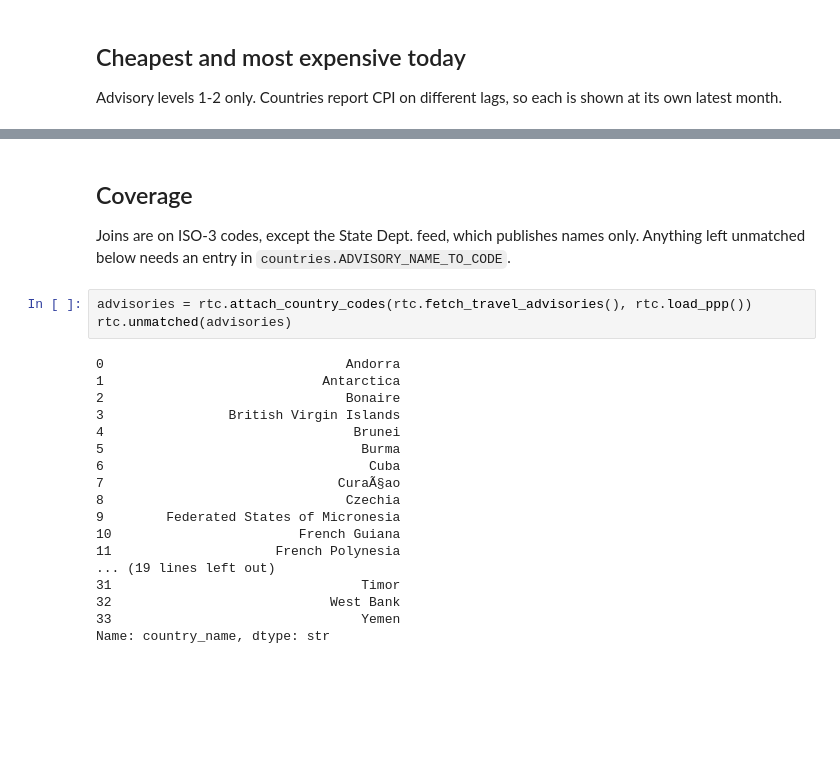
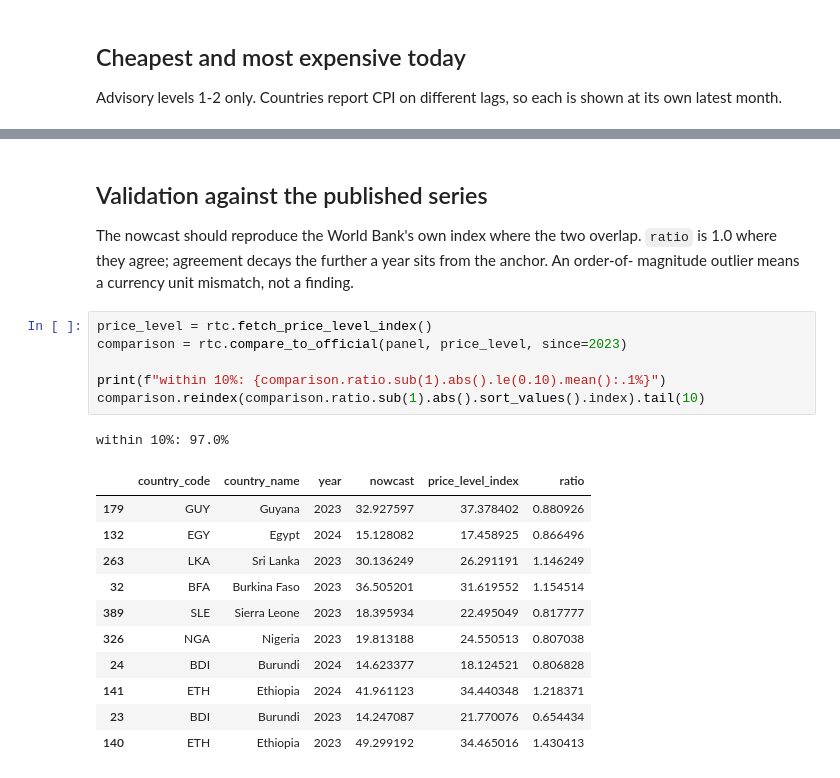
Before and after one commit to zagoodman/real_travel_cost, a Jupyter notebook: notebooks/real-travel-cost.ipynb, the cells around one changed output, grey strips where cells are left out. Cells and saved outputs as stored; diff of their text form; blank space fills up the shorter version.

```diff
--- a/notebooks/real-travel-cost.ipynb
+++ b/notebooks/real-travel-cost.ipynb
@@ -115,26 +120,25 @@ Largest price decreases:
 # %% [markdown]
-## Coverage
+## Validation against the published series
 
-Joins are on ISO-3 codes, except the State Dept. feed, which publishes names only. Anything
-left unmatched below needs an entry in `countries.ADVISORY_NAME_TO_CODE`.
+The nowcast should reproduce the World Bank's own index where the two overlap. `ratio` is 1.0
+where they agree; agreement decays the further a year sits from the anchor. An order-of-
+magnitude outlier means a currency unit mismatch, not a finding.
 # %%
-advisories = rtc.attach_country_codes(rtc.fetch_travel_advisories(), rtc.load_ppp())
-rtc.unmatched(advisories)
+price_level = rtc.fetch_price_level_index()
+comparison = rtc.compare_to_official(panel, price_level, since=2023)
+
+print(f"within 10%: {comparison.ratio.sub(1).abs().le(0.10).mean():.1%}")
+comparison.reindex(comparison.ratio.sub(1).abs().sort_values().index).tail(10)
 # %% [output]
-0                               Andorra
-1                            Antarctica
-2                               Bonaire
-3                British Virgin Islands
-4                                Brunei
-5                                 Burma
-6                                  Cuba
-7                              CuraÃ§ao
-8                               Czechia
-9        Federated States of Micronesia
-10                        French Guiana
-11                     French Polynesia
-... (19 lines left out)
-31                                Timor
-32                            West Bank
-33                                Yemen
-Name: country_name, dtype: str
+within 10%: 97.0%
+|  | country_code | country_name | year | nowcast | price_level_index | ratio |
+| 179 | GUY | Guyana | 2023 | 32.927597 | 37.378402 | 0.880926 |
+| 132 | EGY | Egypt | 2024 | 15.128082 | 17.458925 | 0.866496 |
+| 263 | LKA | Sri Lanka | 2023 | 30.136249 | 26.291191 | 1.146249 |
+| 32 | BFA | Burkina Faso | 2023 | 36.505201 | 31.619552 | 1.154514 |
+| 389 | SLE | Sierra Leone | 2023 | 18.395934 | 22.495049 | 0.817777 |
+| 326 | NGA | Nigeria | 2023 | 19.813188 | 24.550513 | 0.807038 |
+| 24 | BDI | Burundi | 2024 | 14.623377 | 18.124521 | 0.806828 |
+| 141 | ETH | Ethiopia | 2024 | 41.961123 | 34.440348 | 1.218371 |
+| 23 | BDI | Burundi | 2023 | 14.247087 | 21.770076 | 0.654434 |
+| 140 | ETH | Ethiopia | 2023 | 49.299192 | 34.465016 | 1.430413 |
```
Also changed, not shown: parts of 10 cells of this notebook, 17 other files.
